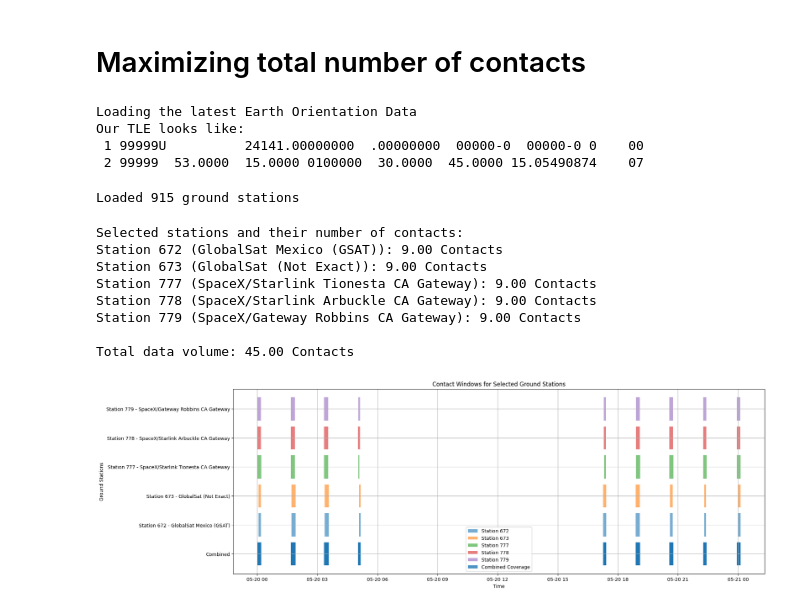
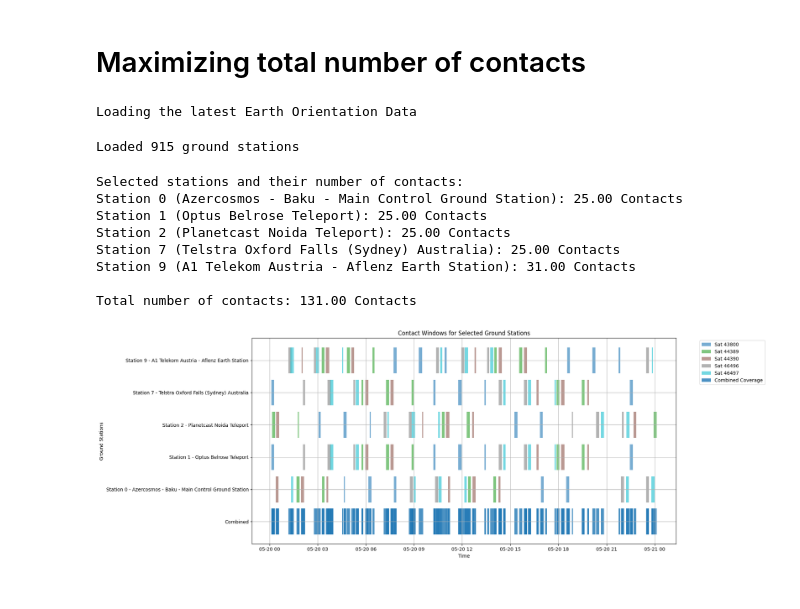
Before and after one commit to gkim65/loc-gsopt, a Jupyter notebook: src/examples/pyomo_contact_opt.ipynb, the cells around one changed output. Saved outputs shown, nothing was run; the diff lists cells and outputs as text; code cells hidden in the pictures.

Commit message:
multiple satellites, config changes to ILP.py and yaml

```diff
--- a/src/examples/pyomo_contact_opt.ipynb
+++ b/src/examples/pyomo_contact_opt.ipynb
@@ -37,33 +37,14 @@ load_earth_data('data/iau2000A_finals_ab.txt')
 # Create a TLE
 epc0 = bh.Epoch(2024, 5, 20, 0, 0, 0) # Epoch of orbital elements
 epc1 = bh.Epoch(2024, 5, 21, 0, 0, 0) # End time for simulation
-alt  = 550 # Altitude in km
-ecc  = 0.01 # Eccentricity
-inc  = 53 # Inclination in degrees
-raan = 15 # Right Ascension of the Ascending Node in degrees
-argp = 30 # Argument of Perigee in degrees
-M    = 45 # Mean Anomaly in degrees
-norad_id = 99999 # NORAD ID placeholder
-
-tle = make_tle(epc0, alt, ecc, inc, raan, argp, M, norad_id=norad_id)
-print(f'Our TLE looks like:\n {tle.line1}\n {tle.line2}\n')
-
-sat1 = bdm.Spacecraft(
-    id=99999,
-    name="Sat1",
-    line1=tle.line1,
-    line2=tle.line2,
-)
+satellites = satellites_from_constellation('ICEYE')[0:5]
 # %% [output]
 Loading the latest Earth Orientation Data
-Our TLE looks like:
- 1 99999U          24141.00000000  .00000000  00000-0  00000-0 0    00
- 2 99999  53.0000  15.0000 0100000  30.0000  45.0000 15.05490874    07
 # %%
 # Load ground stations from JSON file
 ground_stations = teleport_json('data/teleport_locations.json')
 print(f"Loaded {len(ground_stations)} ground stations")
-ground_stations = ground_stations
+ground_stations = ground_stations[0:10]
 # %% [output]
 Loaded 915 ground stations
 # %%
@@ -75,14 +56,14 @@ with open('data/teleport_locations.json', 'r') as f:
 # Get contacts for each station
 station_contacts = {}
 for i, station in enumerate(ground_stations):
-    contacts = ba.find_location_accesses(sat1, station, epc0, epc1)
-    # Calculate data volume for each contact
     station_contacts[i] = {
-        'contacts': contacts,
+        'contacts': [],
         'station': station,
-        'name': stations_data[i]['name']  # Get name from original JSON
+        'name': stations_data[i]['name']
     }
-
+    for sat in satellites:
+        contacts = ba.find_location_accesses(sat, station, epc0, epc1)
+        station_contacts[i]['contacts'].extend(contacts)
 # Create binary variables for station selection
 model.x = pk.variable_dict()
 for i in range(len(ground_stations)):
@@ -128,54 +109,62 @@ for i in model.x:
 print(f"\nTotal number of contacts: {total_contacts:.2f} Contacts")
 # %% [output]
 Selected stations and their number of contacts:
-Station 672 (GlobalSat Mexico (GSAT)): 9.00 Contacts
-Station 673 (GlobalSat (Not Exact)): 9.00 Contacts
-Station 777 (SpaceX/Starlink Tionesta CA Gateway): 9.00 Contacts
-Station 778 (SpaceX/Starlink Arbuckle CA Gateway): 9.00 Contacts
-Station 779 (SpaceX/Gateway Robbins CA Gateway): 9.00 Contacts
+Station 0 (Azercosmos - Baku - Main Control Ground Station): 25.00 Contacts
+Station 1 (Optus Belrose Teleport): 25.00 Contacts
+Station 2 (Planetcast Noida Teleport): 25.00 Contacts
+Station 7 (Telstra Oxford Falls (Sydney) Australia): 25.00 Contacts
+Station 9 (A1 Telekom Austria - Aflenz Earth Station): 31.00 Contacts
 
-Total data volume: 45.00 Contacts
+Total number of contacts: 131.00 Contacts
 # %%
+# Update the visualization cell:
 # Create visualization
 fig, ax = plt.subplots(figsize=(20,7))
 
 # Plot contacts for individual selected stations
+colors = plt.cm.tab10(np.linspace(0, 1, len(satellites)))  # Create color map for satellites
 for idx, station_id in enumerate(selected_stations):
     contacts = station_contacts[station_id]['contacts']
     station_name = station_contacts[station_id]['name']
-    ax.broken_barh([(contact.t_start, contact.t_end-contact.t_start)
-                    for contact in contacts],
-                    (idx + 1, 0.8),  # Shifted up by 1 to make room for combined view
-                    facecolors=f'C{idx}',
-                    alpha=0.6,
-                    label=f'Station {station_id}')
+
+    # Group contacts by satellite
+    for sat_idx, sat in enumerate(satellites):
+        sat_contacts = [c for c in contacts if c.spacecraft_id == sat.id]
+        if sat_contacts:
+            ax.broken_barh([(contact.t_start, contact.t_end-contact.t_start)
+                        for contact in sat_contacts],
+                        (idx + 1, 0.8),  # Shifted up by 1 to make room for combined view
+                        facecolors=colors[sat_idx],
+                        alpha=0.6,
+                        label=f'Sat {sat.id}' if idx == 0 else "")
 
 # Plot combined contacts at the bottom
 selected_contacts = []
 for station_id in selected_stations:
     selected_contacts.extend(station_contacts[station_id]['contacts'])
 
 # Sort contacts by start time
 sorted_contacts = sorted(selected_contacts, key=lambda x: x.t_start)
 
-# Plot the actual contact windows (not the gaps) for combined view
+# Plot the actual contact windows for combined view
 ax.broken_barh([(contact.t_start, contact.t_end-contact.t_start)
                 for contact in sorted_contacts],
                 (0, 0.8),  # At the bottom
                 facecolors='tab:blue',  # Single solid color
                 alpha=0.8,
                 label='Combined Coverage')
 
 # Update y-axis ticks with station ID and name
 ax.set_yticks([0.4] + [i + 1.4 for i in range(len(selected_stations))])
 ax.set_yticklabels(['Combined'] + [f'Station {sid} - {station_contacts[sid]["name"]}'
                                   for sid in selected_stations])
 
 plt.ylabel("Ground Stations")
 plt.xlabel("Time")
 plt.title("Contact Windows for Selected Ground Stations")
-plt.legend()
+plt.legend(bbox_to_anchor=(1.05, 1), loc='upper left')
 plt.grid(True)
+plt.tight_layout()
 plt.show()
 # %% [output]
-[figure, old version]
+[figure, new version]
```
Also changed, not shown: parts of 1 cell of this notebook, 7 other files.
